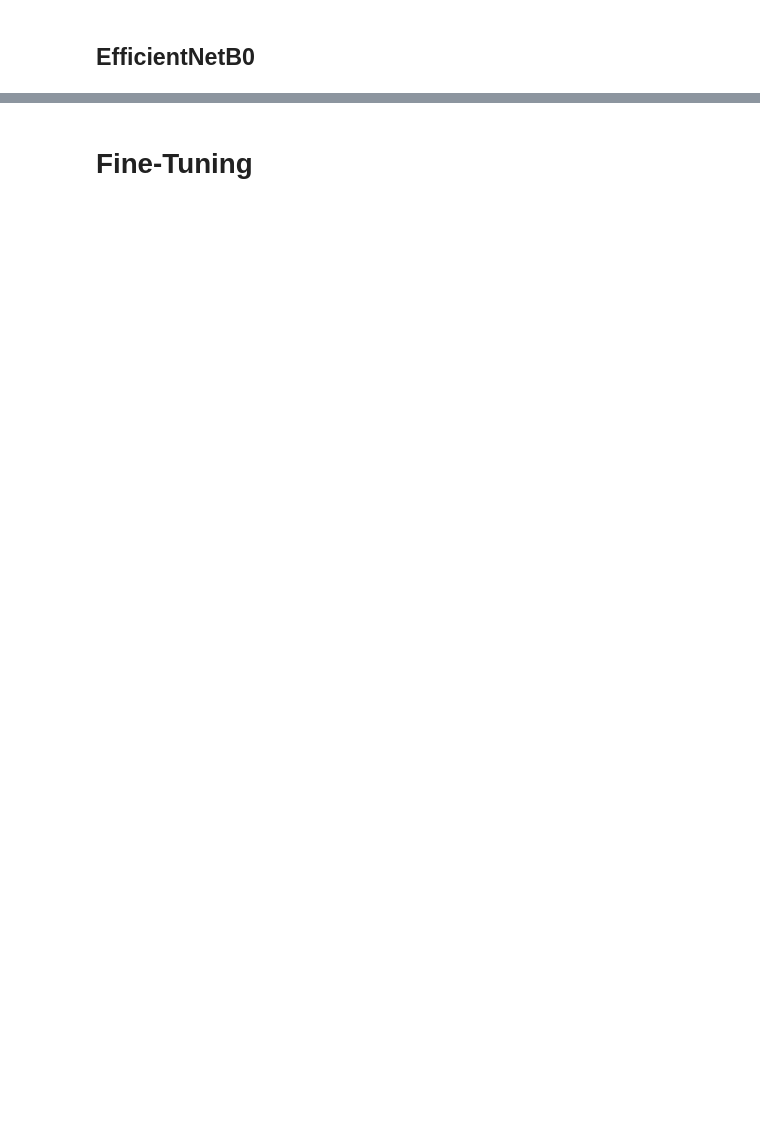
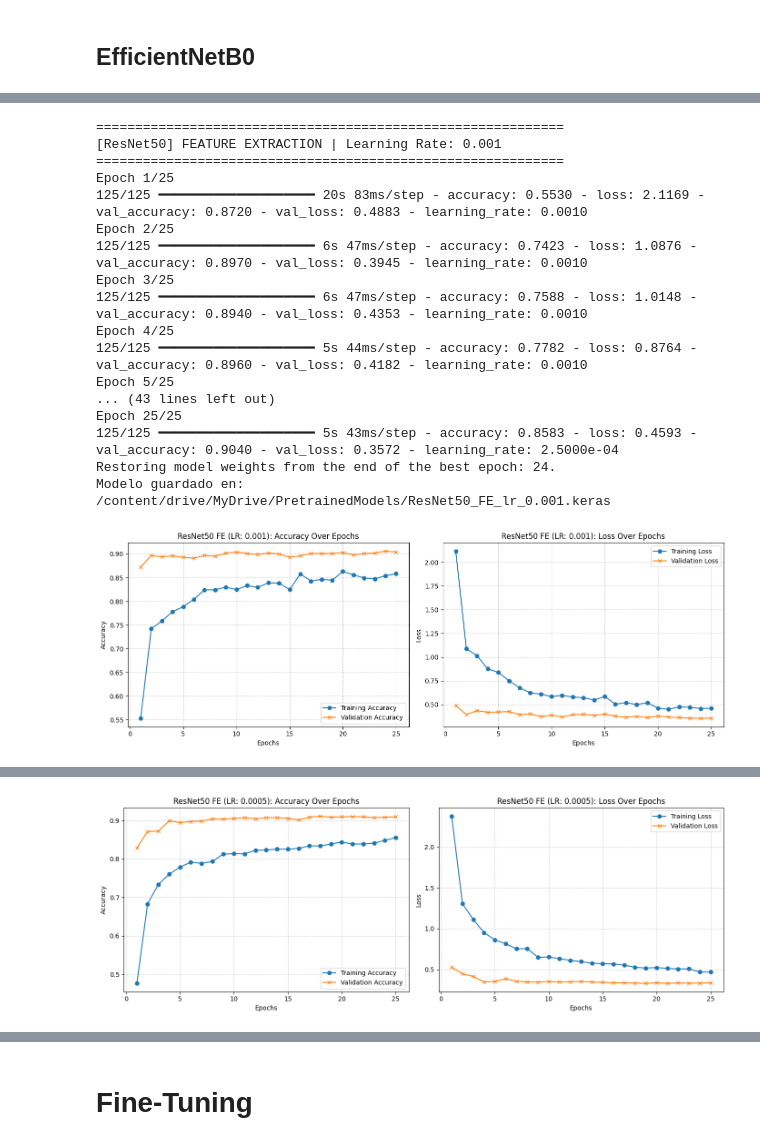
Before and after one commit to lauraglemos/DL_Lab, a Jupyter notebook: DL_pretrained_CNNs.ipynb, the cells around one changed output, grey strips where cells are left out. Drawn from its saved outputs; the diff is of its cells as text; code cells hidden in the pictures; blank space fills up the shorter version.

```diff
--- a/DL_pretrained_CNNs.ipynb
+++ b/DL_pretrained_CNNs.ipynb
@@ -520,10 +330,3 @@ def build_xception_model(input_shape, num_classes):
     model = models.Model(inputs=inputs, outputs=outputs)
 
     return model, base_model
-# %%
-img_shape = train_info.features['image'].shape
-num_classes = train_info.features['label'].num_classes
-
-xception_model, base_model_xception = build_xception_model(img_shape, num_classes)
-
-xception_model.summary()
@@ -592,7 +339,11 @@ from tensorflow.keras.applications.efficientnet import preprocess_input as prepr
 def build_efficientnetb0_model(input_shape, num_classes):
     inputs = tf.keras.Input(shape=input_shape)
 
-    x = preprocess_input_eff(inputs)
+    x = layers.RandomFlip("horizontal")(inputs)
+    x = layers.RandomRotation(0.1)(x)
+    x = layers.RandomZoom(0.1)(x)
+
+    x = preprocess_input_eff(x)
 
     base_model = EfficientNetB0(
         weights='imagenet',
@@ -605,7 +356,7 @@ def build_efficientnetb0_model(input_shape, num_classes):
     x = base_model(x, training=False)
 
     x = layers.GlobalAveragePooling2D()(x)
-    x = layers.Dropout(0.3)(x)
+    x = layers.Dropout(0.5)(x)
     outputs = layers.Dense(num_classes, activation='softmax')(x)
 
     model = models.Model(inputs=inputs, outputs=outputs)
@@ -672,0 +368,64 @@ Epoch 14/25
+# %%
+models_to_test = {
+    "ResNet50": build_resnet50_model,
+    "ResNet101V2": build_resnet101v2_model,
+    "VGG16": build_vgg16_model,
+    "Xception": build_xception_model,
+    "EfficientNet": build_efficientnetb0_model
+}
+
+learning_rates = [0.001, 0.0005]
+dropout_rate = 0.3
+
+for model_name, build_func in models_to_test.items():
+    for lr in learning_rates:
+        print(f"\n{'='*60}")
+        print(f"[{model_name}] FEATURE EXTRACTION | Learning Rate: {lr}")
+        print(f"{'='*60}")
+
+        model, base_model = build_func(img_shape, num_classes)
+
+        history = train_model(model, train_data, val_data, learning_rate=lr, epochs=25)
+
+        # Encontrar mejores métricas
+        best_epoch = history.history['val_loss'].index(min(history.history['val_loss']))
+        best_val_acc = history.history['val_accuracy'][best_epoch]
+
+        # Guardar Modelo
+        model_filename = f"{save_dir}/{model_name}_FE_lr_{lr}.keras"
+        model.save(model_filename)
+        print(f"Modelo guardado en: {model_filename}")
+
+        # Dibujar gráficas
+        plot_history(history, model_name=f"{model_name} FE (LR: {lr})")
+
+        # Guardar Hiperparámetros en JSON
+        hyperparams = {
+            'model_architecture': model_name,
+            'learning_rate': lr,
+            'dropout_rate': dropout_rate,
+            'phase': 'Feature_Extraction',
+            'best_val_accuracy': best_val_acc
+        }
+        json_path = os.path.join(save_dir, f"{model_name}_FE_lr_{lr}_hyperparams.json")
+        with open(json_path, 'w') as json_file:
+            json.dump(hyperparams, json_file, indent=4)
+# %% [output]
+============================================================
+[ResNet50] FEATURE EXTRACTION | Learning Rate: 0.001
+============================================================
+Epoch 1/25
+125/125 ━━━━━━━━━━━━━━━━━━━━ 20s 83ms/step - accuracy: 0.5530 - loss: 2.1169 - val_accuracy: 0.8720 - val_loss: 0.4883 - learning_rate: 0.0010
+Epoch 2/25
+125/125 ━━━━━━━━━━━━━━━━━━━━ 6s 47ms/step - accuracy: 0.7423 - loss: 1.0876 - val_accuracy: 0.8970 - val_loss: 0.3945 - learning_rate: 0.0010
+Epoch 3/25
+125/125 ━━━━━━━━━━━━━━━━━━━━ 6s 47ms/step - accuracy: 0.7588 - loss: 1.0148 - val_accuracy: 0.8940 - val_loss: 0.4353 - learning_rate: 0.0010
+Epoch 4/25
+125/125 ━━━━━━━━━━━━━━━━━━━━ 5s 44ms/step - accuracy: 0.7782 - loss: 0.8764 - val_accuracy: 0.8960 - val_loss: 0.4182 - learning_rate: 0.0010
+Epoch 5/25
+... (43 lines left out)
+Epoch 25/25
+125/125 ━━━━━━━━━━━━━━━━━━━━ 5s 43ms/step - accuracy: 0.8583 - loss: 0.4593 - val_accuracy: 0.9040 - val_loss: 0.3572 - learning_rate: 2.5000e-04
+Restoring model weights from the end of the best epoch: 24.
+Modelo guardado en: /content/drive/MyDrive/PretrainedModels/ResNet50_FE_lr_0.001.keras
+[figure, added]
@@ -672,0 +449 @@ Epoch 14/25
+[figure, added]
```
Also changed, not shown: parts of 43 cells of this notebook.
